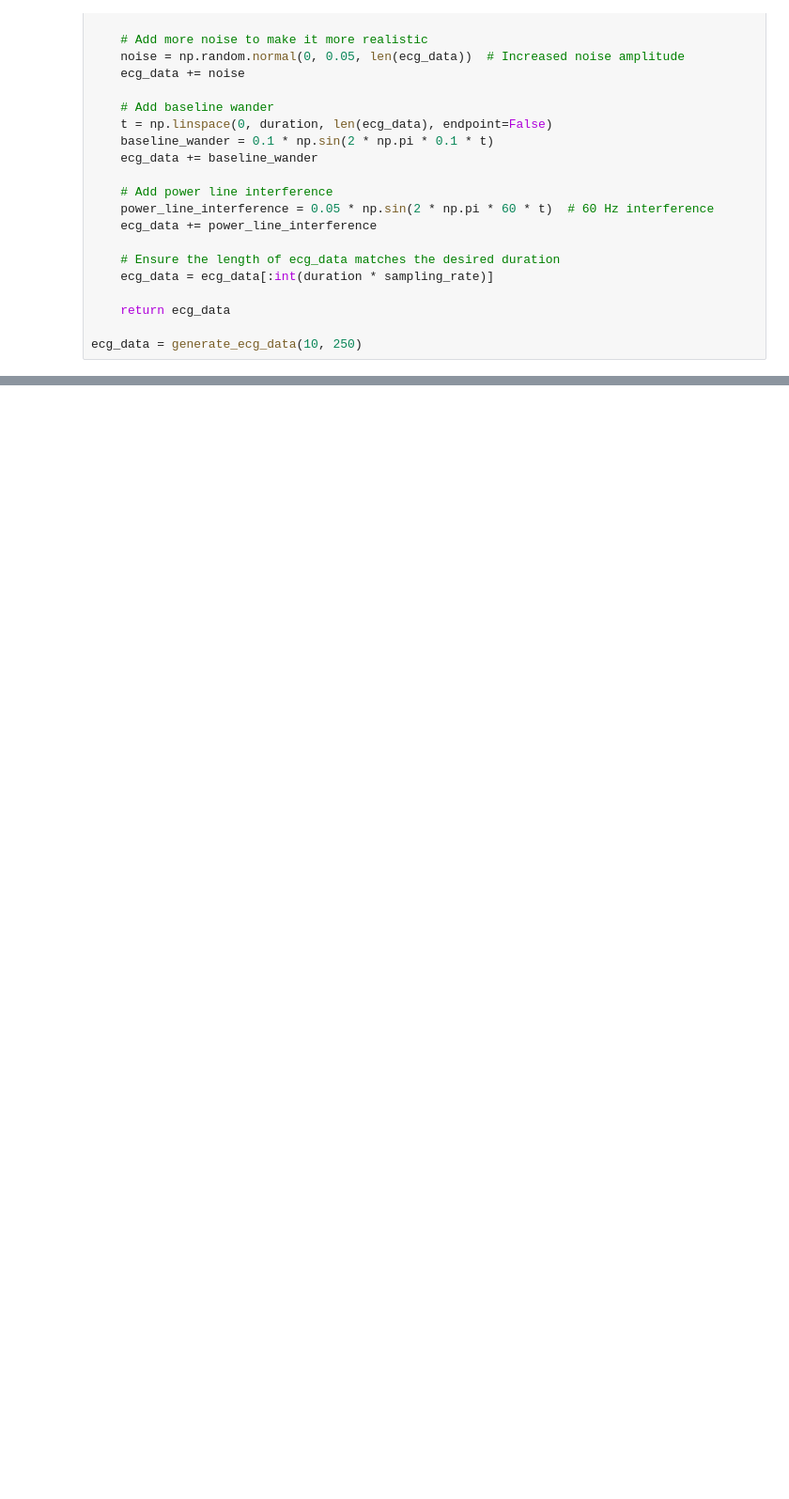
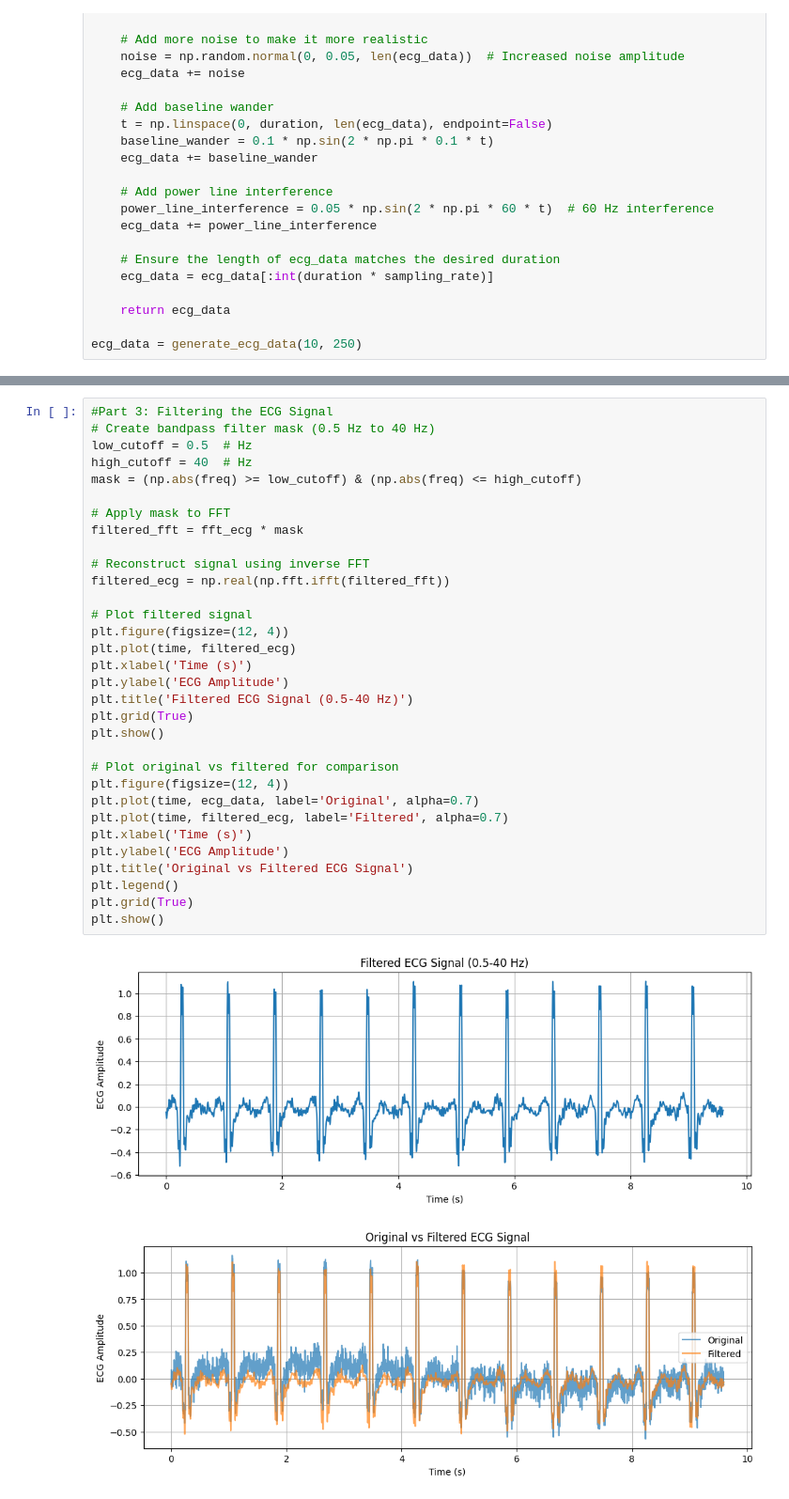
Before and after one commit to gracegloger/bme3053c, a Jupyter notebook: lessons/Homework7.ipynb, the cells around one changed output, grey strips where cells are left out. Shown at 94% size. Cells and saved outputs as stored; diff of their text form; blank space fills up the shorter version.

```diff
--- a/lessons/Homework7.ipynb
+++ b/lessons/Homework7.ipynb
@@ -110,0 +145,35 @@ ecg_data = generate_ecg_data(10, 250)
+# %%
+#Part 3: Filtering the ECG Signal
+# Create bandpass filter mask (0.5 Hz to 40 Hz)
+low_cutoff = 0.5  # Hz
+high_cutoff = 40  # Hz
+mask = (np.abs(freq) >= low_cutoff) & (np.abs(freq) <= high_cutoff)
+
+# Apply mask to FFT
+filtered_fft = fft_ecg * mask
+
+# Reconstruct signal using inverse FFT
+filtered_ecg = np.real(np.fft.ifft(filtered_fft))
+
+# Plot filtered signal
+plt.figure(figsize=(12, 4))
+plt.plot(time, filtered_ecg)
+plt.xlabel('Time (s)')
+plt.ylabel('ECG Amplitude')
+plt.title('Filtered ECG Signal (0.5-40 Hz)')
+plt.grid(True)
+plt.show()
+
+# Plot original vs filtered for comparison
+plt.figure(figsize=(12, 4))
+plt.plot(time, ecg_data, label='Original', alpha=0.7)
+plt.plot(time, filtered_ecg, label='Filtered', alpha=0.7)
+plt.xlabel('Time (s)')
+plt.ylabel('ECG Amplitude')
+plt.title('Original vs Filtered ECG Signal')
+plt.legend()
+plt.grid(True)
+plt.show()
+# %% [output]
+[figure, added]
+[figure, added]
```
Also changed, not shown: parts of 5 cells of this notebook, 6 other files.
